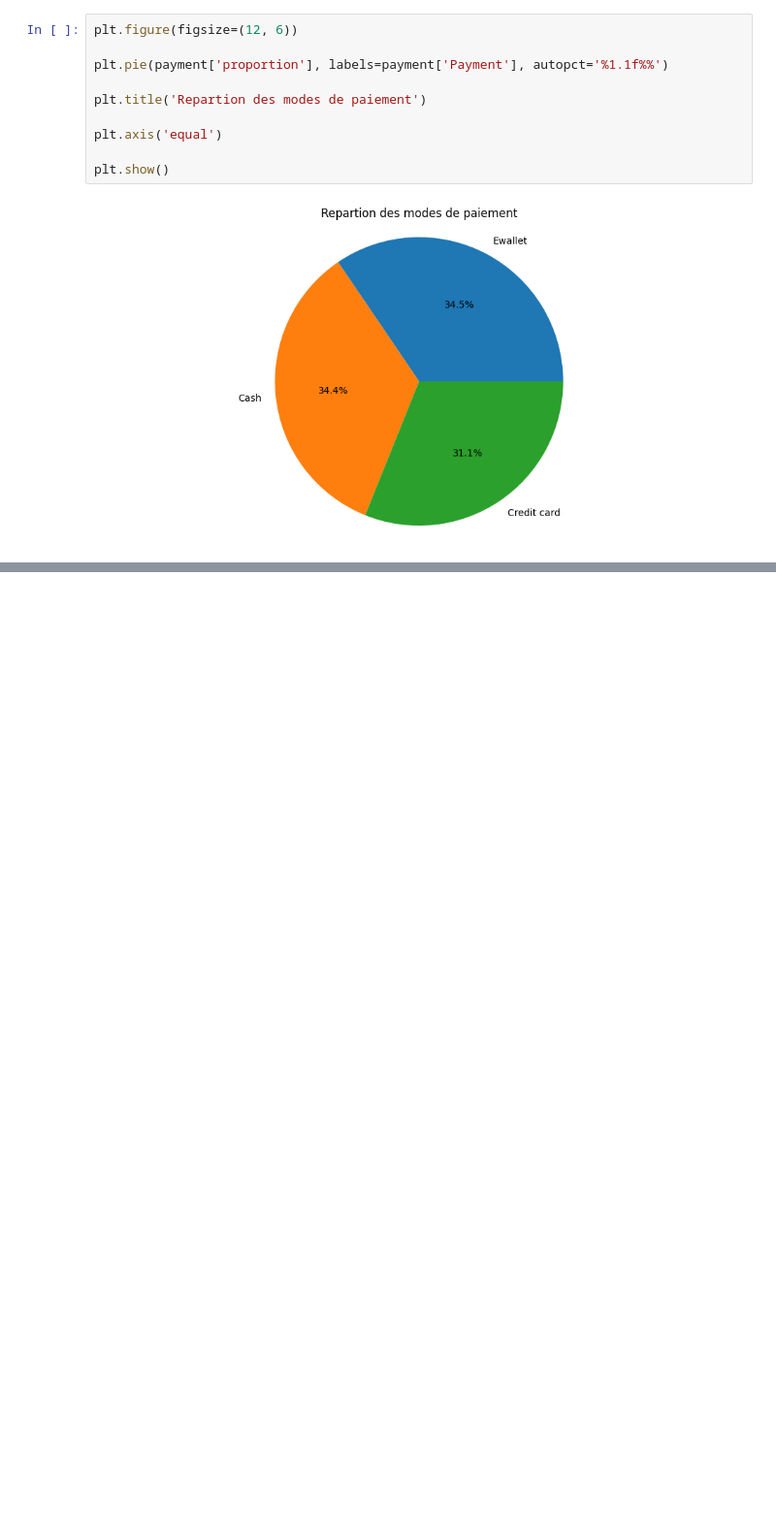
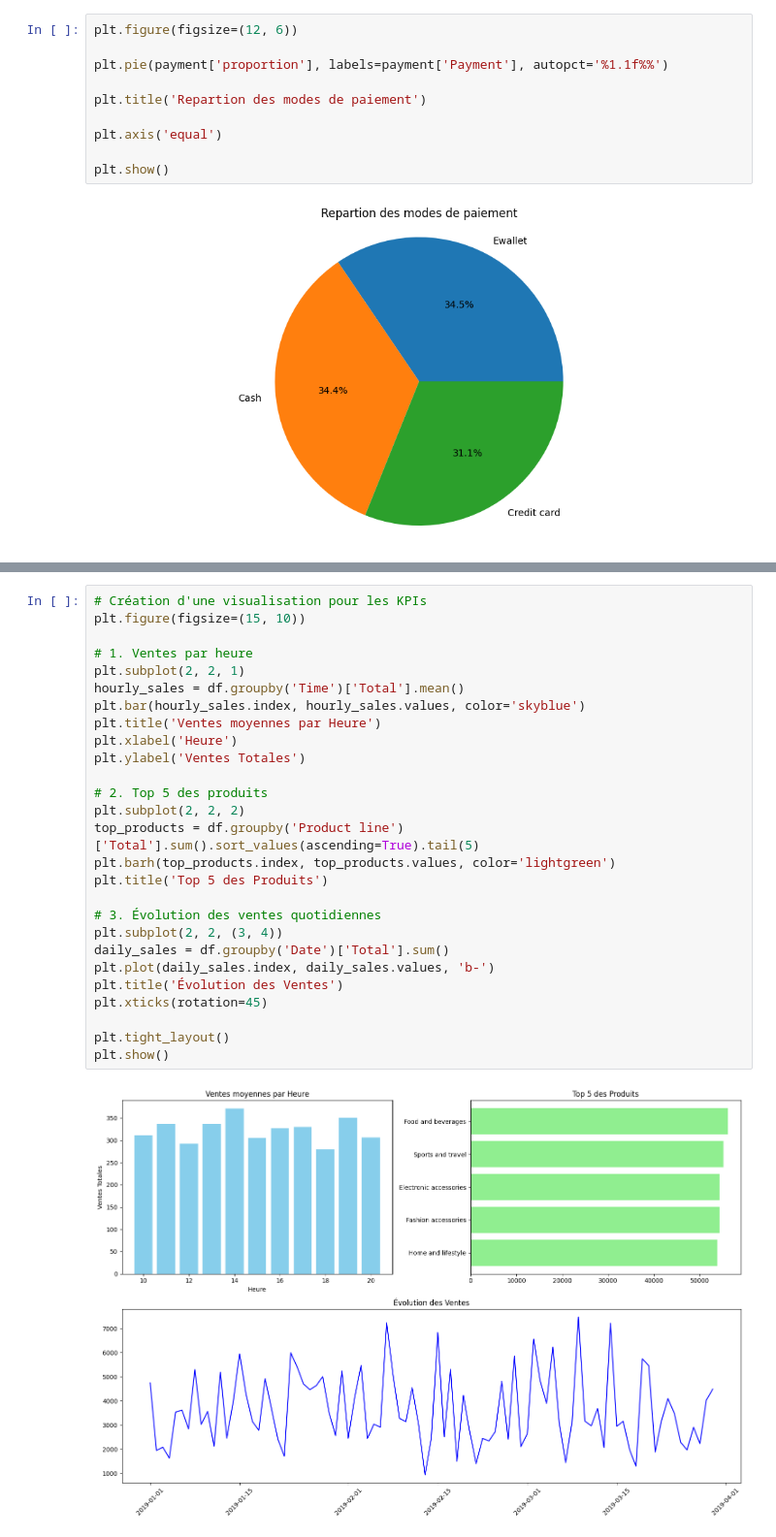
Before and after one commit to josaphatstar/Data, a Jupyter notebook: Data Analysis/Python Data Analysis/Supermarket Sales/supermarket_sales.ipynb, the cells around one changed output, grey strips where cells are left out. Shown: that part at 97% size. Saved outputs shown, nothing was run; the diff lists cells and outputs as text; blank space fills up the shorter version.

Commit message:
Supermarket sales End

```diff
--- a/Data Analysis/Python Data Analysis/Supermarket Sales/supermarket_sales.ipynb
+++ b/Data Analysis/Python Data Analysis/Supermarket Sales/supermarket_sales.ipynb
@@ -570,0 +610,29 @@ plt.show()
+# %%
+# Création d'une visualisation pour les KPIs
+plt.figure(figsize=(15, 10))
+
+# 1. Ventes par heure
+plt.subplot(2, 2, 1)
+hourly_sales = df.groupby('Time')['Total'].mean()
+plt.bar(hourly_sales.index, hourly_sales.values, color='skyblue')
+plt.title('Ventes moyennes par Heure')
+plt.xlabel('Heure')
+plt.ylabel('Ventes Totales')
+
+# 2. Top 5 des produits
+plt.subplot(2, 2, 2)
+top_products = df.groupby('Product line')['Total'].sum().sort_values(ascending=True).tail(5)
+plt.barh(top_products.index, top_products.values, color='lightgreen')
+plt.title('Top 5 des Produits')
+
+# 3. Évolution des ventes quotidiennes
+plt.subplot(2, 2, (3, 4))
+daily_sales = df.groupby('Date')['Total'].sum()
+plt.plot(daily_sales.index, daily_sales.values, 'b-')
+plt.title('Évolution des Ventes')
+plt.xticks(rotation=45)
+
+plt.tight_layout()
+plt.show()
+# %% [output]
+[figure, added]
```
Also changed, not shown: parts of 9 cells of this notebook, 2 other files.
